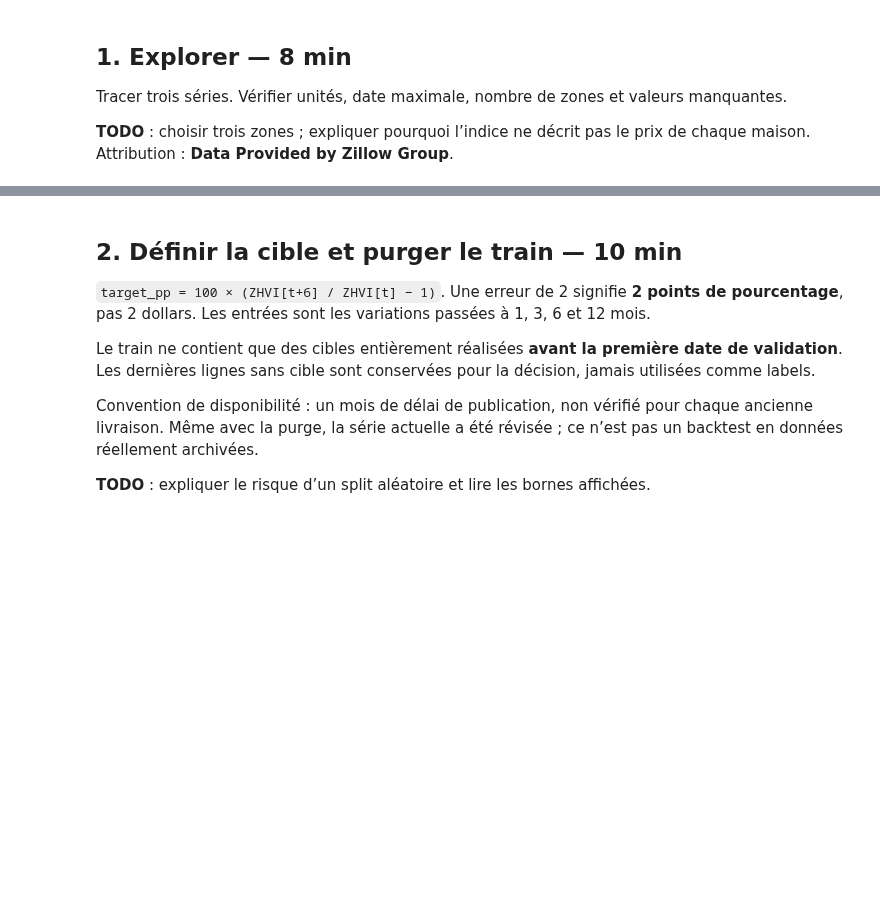
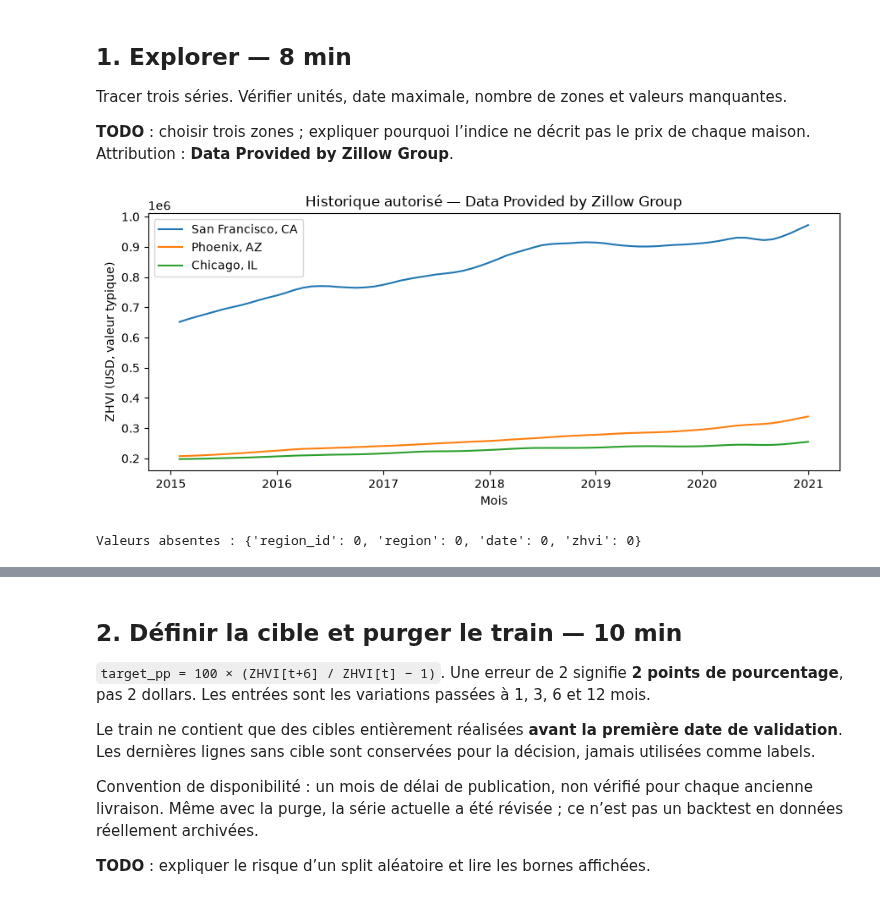
Before and after one commit to moussa197/ai-course-student, a Jupyter notebook: usecase/DecisionLab_01_Zillow_Etudiant/notebooks/01_etudiant.ipynb, the cells around one changed output, grey strips where cells are left out. Saved outputs shown, nothing was run; the diff lists cells and outputs as text; code cells hidden in the pictures; blank space fills up the shorter version.

```diff
--- a/usecase/DecisionLab_01_Zillow_Etudiant/notebooks/01_etudiant.ipynb
+++ b/usecase/DecisionLab_01_Zillow_Etudiant/notebooks/01_etudiant.ipynb
@@ -35,13 +56,17 @@ Tracer trois séries. Vérifier unités, date maximale, nombre de zones et valeu
 
 **TODO** : choisir trois zones ; expliquer pourquoi l’indice ne décrit pas le prix de chaque maison. Attribution : **Data Provided by Zillow Group**.
 # %%
-zones = list(panel.region.unique())[:3]
+# Trois profils contrastés : marché cher et volatil, marché en forte hausse, marché lent et stable
+zones = ["San Francisco, CA", "Phoenix, AZ", "Chicago, IL"]
 fig, ax = plt.subplots(figsize=(9, 4))
 for name in zones:
     part = panel[panel.region.eq(name)]
     ax.plot(part.date, part.zhvi, label=name)
 ax.set(xlabel="Mois", ylabel="ZHVI (USD, valeur typique)", title="Historique autorisé — Data Provided by Zillow Group")
 ax.legend()
 plt.tight_layout()
 plt.show()
 print("Valeurs absentes :", panel.isna().sum().to_dict())
+# %% [output]
+[figure, added]
+Valeurs absentes : {'region_id': 0, 'region': 0, 'date': 0, 'zhvi': 0}
```
Also changed, not shown: parts of 14 cells of this notebook.
